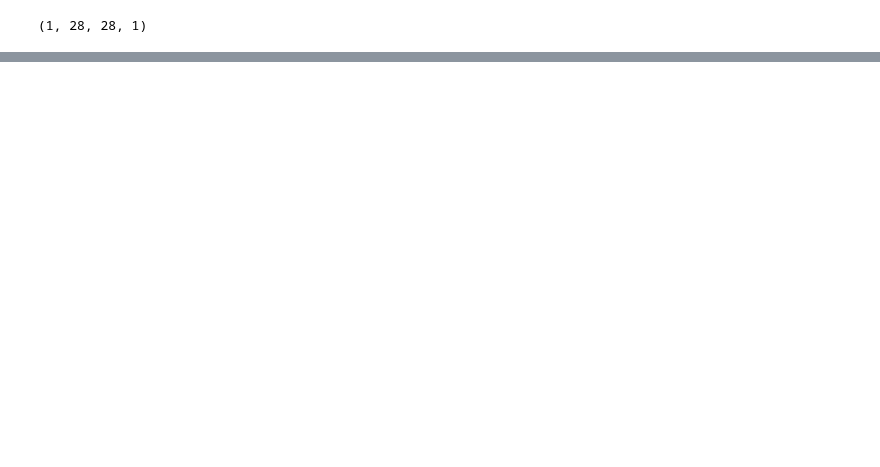
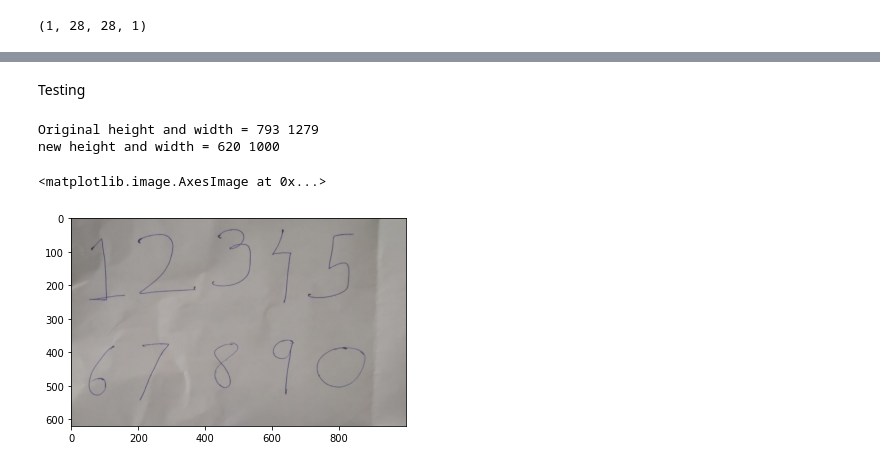
Before and after one commit to IPD-POWER/Digit_Recognition, a Jupyter notebook: index.ipynb, the cells around one changed output, grey strips where cells are left out. Cells and saved outputs as stored; diff of their text form; code cells hidden in the pictures; blank space fills up the shorter version.

```diff
--- a/index.ipynb
+++ b/index.ipynb
@@ -293,0 +296,24 @@ print(np.argmax(predictions))
+# %% [markdown]
+Testing
+# %%
+image = cv2.imread('zerotonine.jpg')
+image = cv2.cvtColor(image, cv2.COLOR_BGR2RGB)
+
+h,w,c=image.shape
+print(f'Original height and width = {h} {w}')
+
+#resizing the image to make width 1000 and keeping aspect ratio same
+aspectRatio = w/h
+if(w>1000):
+    w = 1000
+    h = int(w/aspectRatio)
+    print(f'new height and width = {h} {w}')
+    image = cv2.resize(image,(w,h),interpolation=cv2.INTER_AREA)
+
+
+plt.imshow(image)
+# %% [output]
+Original height and width = 793 1279
+new height and width = 620 1000
+<matplotlib.image.AxesImage at 0x...>
+[figure, added]
```
Also changed, not shown: parts of 18 cells of this notebook, 12 other files.
